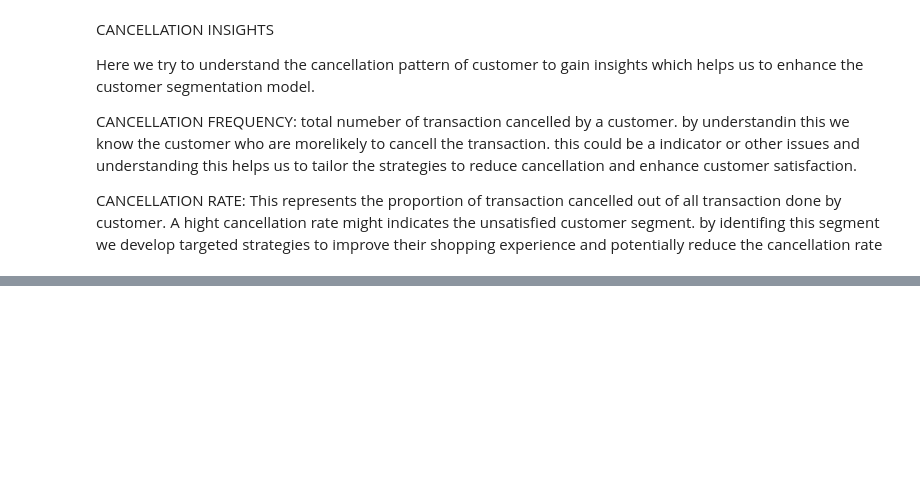
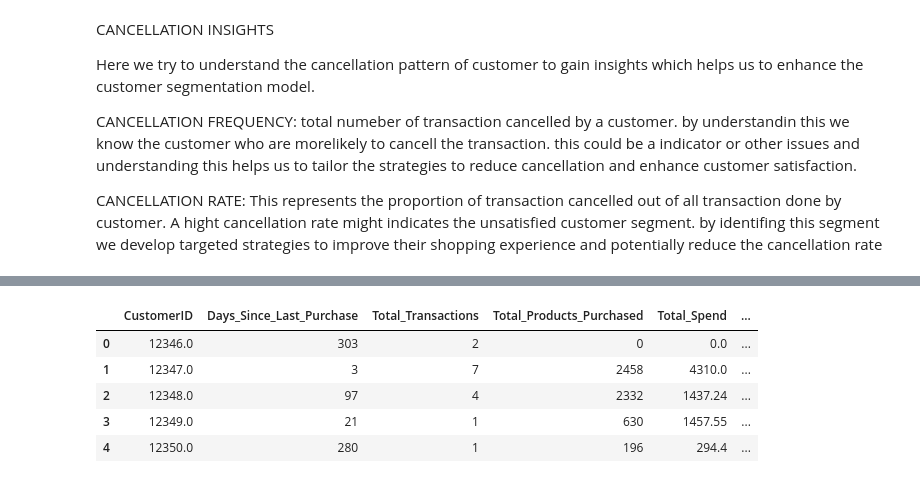
Before and after one commit to vishwan454/Customer_Segmentation_and_Recomendation-_System, a Jupyter notebook: customer_Segmentation_and_Recommendation_System.ipynb, the cells around one changed output, grey strips where cells are left out. Saved outputs shown, nothing was run; the diff lists cells and outputs as text; code cells hidden in the pictures; blank space fills up the shorter version.

```diff
--- a/customer_Segmentation_and_Recommendation_System.ipynb
+++ b/customer_Segmentation_and_Recommendation_System.ipynb
@@ -895,3 +897,21 @@ CANCELLATION FREQUENCY: total numeber of transaction cancelled by a customer. by
 
 
 CANCELLATION RATE: This represents the proportion of transaction cancelled out of all transaction done by customer. A hight cancellation rate might indicates the unsatisfied customer segment. by identifing this segment we develop targeted strategies to improve their shopping experience and potentially reduce the cancellation rate
+# %%
+# calculate the total number of transaction made by each customer
+total_transactions = df1.groupby("CustomerID")["InvoiceNo"].nunique().reset_index()
+
+cancelled_transaction = df1[df1["Transaction_Status"] == "Cancelled"]
+
+cancelled_frequency = cancelled_transaction.groupby("CustomerID")["InvoiceNo"].nunique().reset_index()
+cancelled_frequency.rename(columns={"InvoiceNo": "Cancellation_Frequency"}, inplace=True)
+
+# cancelled_frequency.head()
+
+customer_data = pd.merge(customer_data, cancelled_frequency,on="CustomerID", how="left")
+
+customer_data["Cancellation_Frequency"].fillna(0, inplace=True)
+
+customer_data["Cancellation_rate"] = customer_data["Cancellation_Frequency"] / total_transactions["InvoiceNo"]
+
+customer_data.head()
@@ -897,0 +1048,17 @@ CANCELLATION RATE: This represents the proportion of transaction cancelled out o
+# %%
+# here we instalize the isolationforest model with conatamination parameter of 0.05 (this explains 5% of data is outliers)
+
+model = IsolationForest(contamination=0.05, random_state=0)
+
+customer_data["Outlier_Scores"] = model.fit_predict(customer_data.iloc[:, 1:].to_numpy())
+
+customer_data["Is_Outlier"] = [1 if x == -1 else 0 for x in customer_data["Outlier_Scores"]]
+
+customer_data.head()
+# %% [output]
+|  | CustomerID | Days_Since_Last_Purchase | Total_Transactions | Total_Products_Purchased | Total_Spend | ... |
+| 0 | 12346.0 | 303 | 2 | 0 | 0.0 | ... |
+| 1 | 12347.0 | 3 | 7 | 2458 | 4310.0 | ... |
+| 2 | 12348.0 | 97 | 4 | 2332 | 1437.24 | ... |
+| 3 | 12349.0 | 21 | 1 | 630 | 1457.55 | ... |
+| 4 | 12350.0 | 280 | 1 | 196 | 294.4 | ... |
```
Also changed, not shown: parts of 11 cells of this notebook.
